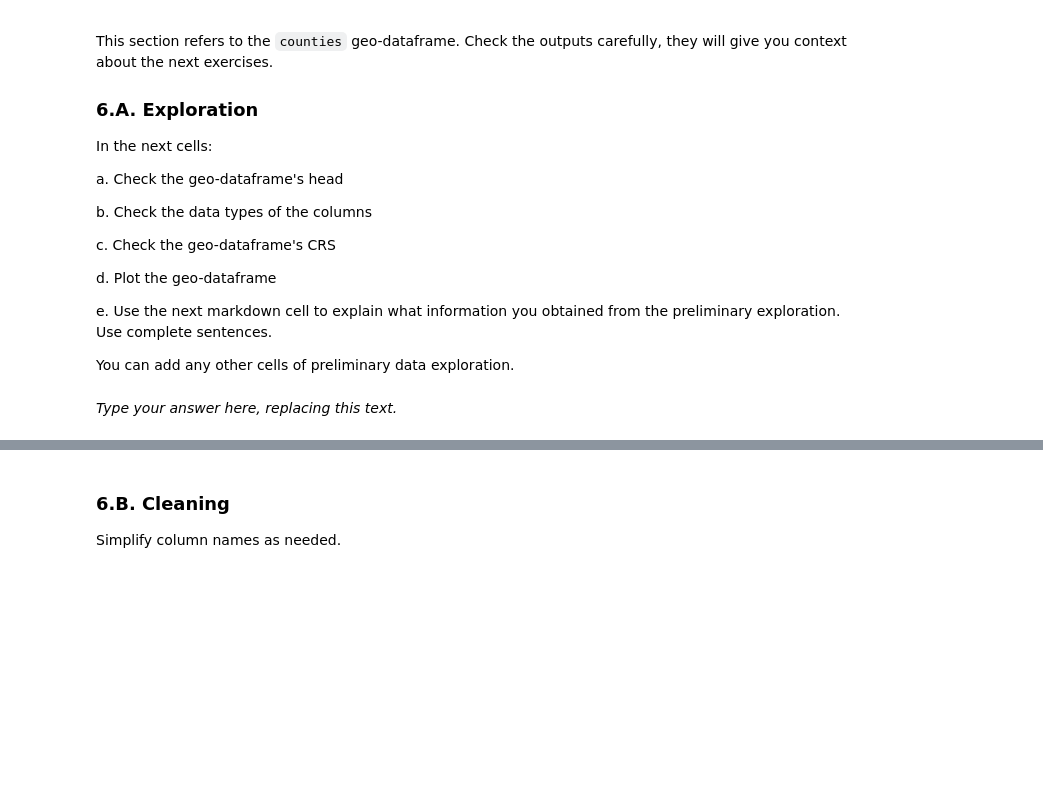
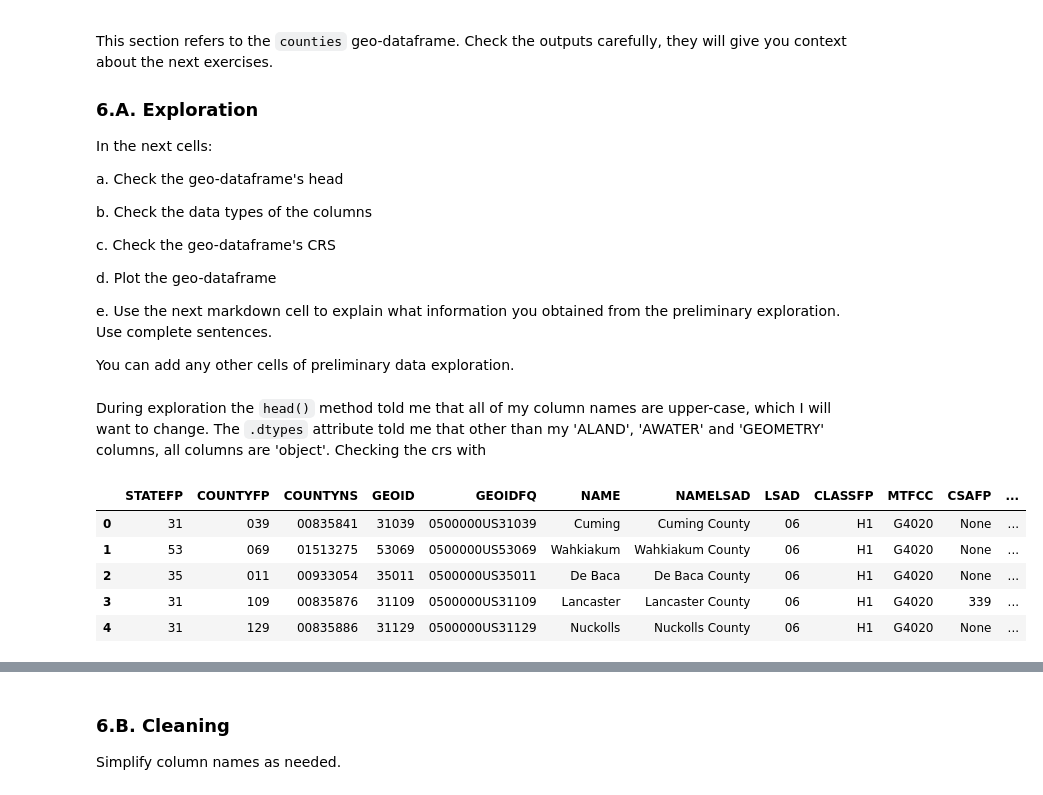
Before and after one commit to ht-oliver/eds220-hwk3, a Jupyter notebook: hwk3-task1-spills.ipynb, the cells around one changed output, grey strips where cells are left out. Cells and saved outputs as stored; diff of their text form; code cells hidden in the pictures; blank space fills up the shorter version.

```diff
--- a/hwk3-task1-spills.ipynb
+++ b/hwk3-task1-spills.ipynb
@@ -276,8 +300,17 @@ e. Use the next markdown cell to explain what information you obtained from the
 
 You can add any other cells of preliminary data exploration.
 # %% [markdown]
-_Type your answer here, replacing this text._
+During exploration the `head()` method told me that all of my column names are upper-case, which I will want to change. The `.dtypes` attribute told me that other than my 'ALAND', 'AWATER' and 'GEOMETRY' columns, all columns are 'object'. Checking the crs with
 # %%
 # a
+# Check geo-dataframes first 5 columns
+counties.head()
+# %% [output]
+|  | STATEFP | COUNTYFP | COUNTYNS | GEOID | GEOIDFQ | NAME | NAMELSAD | LSAD | CLASSFP | MTFCC | CSAFP | ... |
+| 0 | 31 | 039 | 00835841 | 31039 | 0500000US31039 | Cuming | Cuming County | 06 | H1 | G4020 | None | ... |
+| 1 | 53 | 069 | 01513275 | 53069 | 0500000US53069 | Wahkiakum | Wahkiakum County | 06 | H1 | G4020 | None | ... |
+| 2 | 35 | 011 | 00933054 | 35011 | 0500000US35011 | De Baca | De Baca County | 06 | H1 | G4020 | None | ... |
+| 3 | 31 | 109 | 00835876 | 31109 | 0500000US31109 | Lancaster | Lancaster County | 06 | H1 | G4020 | 339 | ... |
+| 4 | 31 | 129 | 00835886 | 31129 | 0500000US31129 | Nuckolls | Nuckolls County | 06 | H1 | G4020 | None | ... |
 # %%
 # b
```
Also changed, not shown: parts of 4 cells of this notebook.
